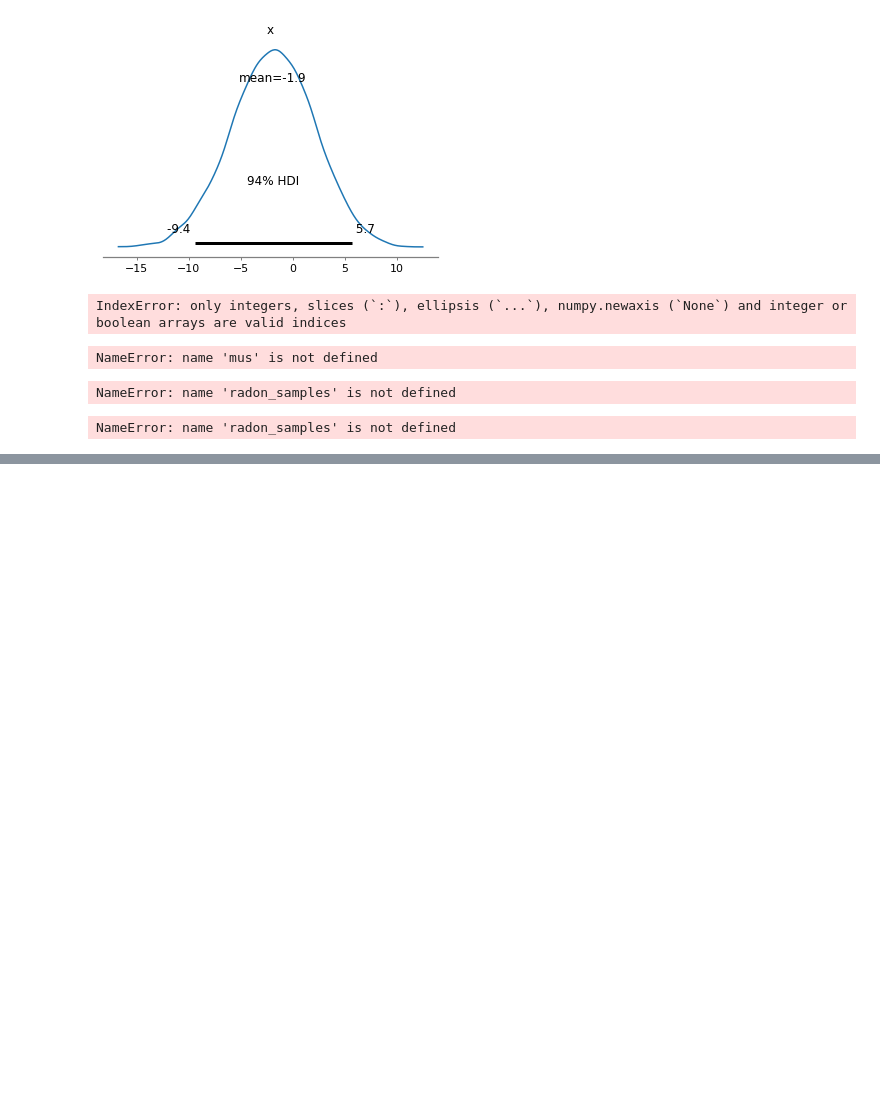
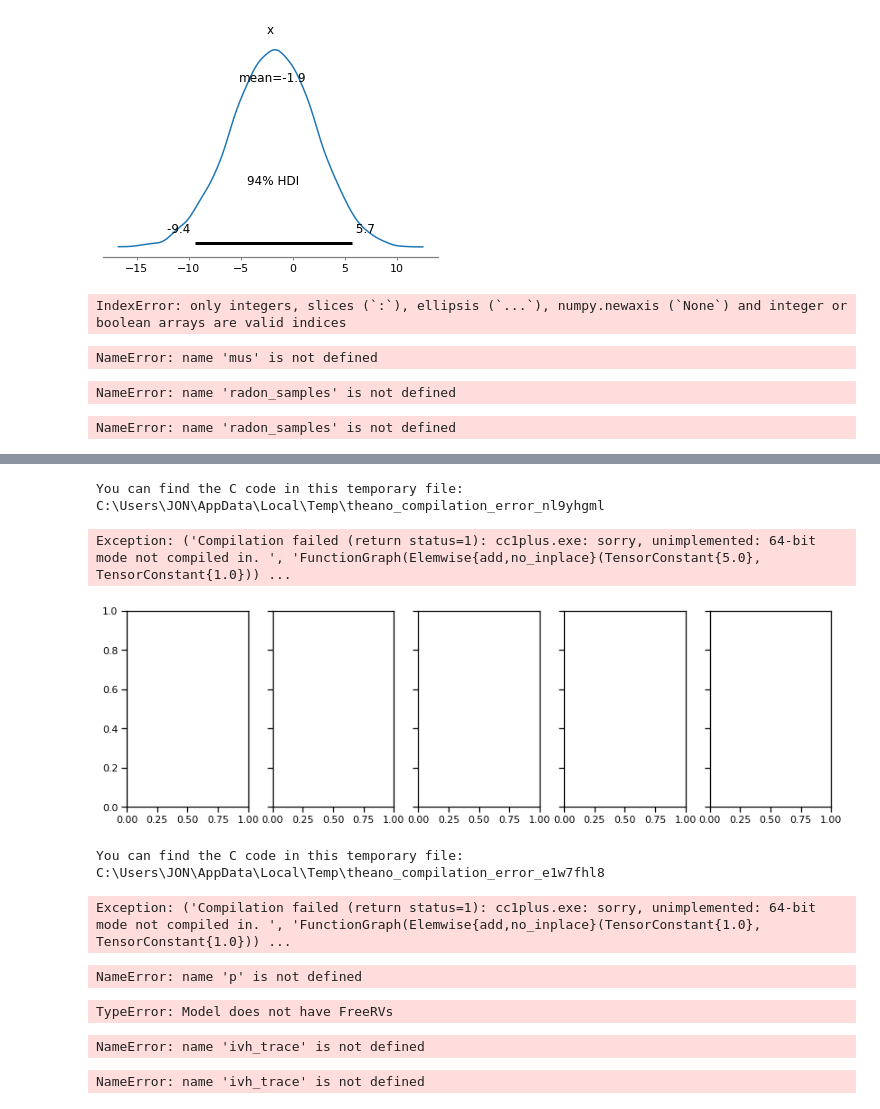
Before and after one commit to jdoolittle126/se419-master, a Jupyter notebook: exercise-04.2/Exercise 4.2.ipynb, the cells around one changed output, grey strips where cells are left out. Cells and saved outputs as stored; diff of their text form; code cells hidden in the pictures; blank space fills up the shorter version.

```diff
--- a/exercise-04.2/Exercise 4.2.ipynb
+++ b/exercise-04.2/Exercise 4.2.ipynb
@@ -125,0 +313,39 @@ with Model() as prior_sensitivity:
+# %%
+from pymc3 import Beta
+params = (5, 1), (1, 3), (5, 5), (0.5, 0.5), (1, 1)
+
+fig, axes = plt.subplots(1, len(params), figsize=(14, 4), sharey=True)
+for ax, (alpha, beta) in zip(axes, params):
+    sns.distplot(Beta.dist(alpha, beta).random(size=10000), ax=ax, kde=False)
+    ax.set_xlim(0, 1)
+    ax.set_title(r'$\alpha={0}, \beta={1}$'.format(alpha, beta))
+# %% [output]
+You can find the C code in this temporary file: C:\Users\JON\AppData\Local\Temp\theano_compilation_error_nl9yhgml
+Exception: ('Compilation failed (return status=1): cc1plus.exe: sorry, unimplemented: 64-bit mode not compiled in. ', 'FunctionGraph(Elemwise{add,no_inplace}(TensorConstant{5.0}, TensorConstant{1.0})) ...
+[figure, added]
+# %%
+with Model() as ivh_model:
+    p = Beta('p', 1, 1, shape=2)
+# %% [output]
+You can find the C code in this temporary file: C:\Users\JON\AppData\Local\Temp\theano_compilation_error_e1w7fhl8
+Exception: ('Compilation failed (return status=1): cc1plus.exe: sorry, unimplemented: 64-bit mode not compiled in. ', 'FunctionGraph(Elemwise{add,no_inplace}(TensorConstant{1.0}, TensorConstant{1.0})) ...
+# %%
+from pymc3 import Bernoulli
+
+with ivh_model:
+    bb_like = Bernoulli('bb_like', p=p[x], observed=ivh)
+# %% [output]
+NameError: name 'p' is not defined
+# %%
+with ivh_model:
+    ivh_trace = fit(random_seed=RANDOM_SEED).sample(1000)
+# %% [output]
+TypeError: Model does not have FreeRVs
+# %%
+plot_posterior(ivh_trace[100:], color='#87ceeb')
+# %% [output]
+NameError: name 'ivh_trace' is not defined
+# %%
+plot_posterior(ivh_trace[100:], ref_val=0, color='#87ceeb')
+# %% [output]
+NameError: name 'ivh_trace' is not defined
```
Also changed, not shown: parts of 30 cells of this notebook, 2 other files.
